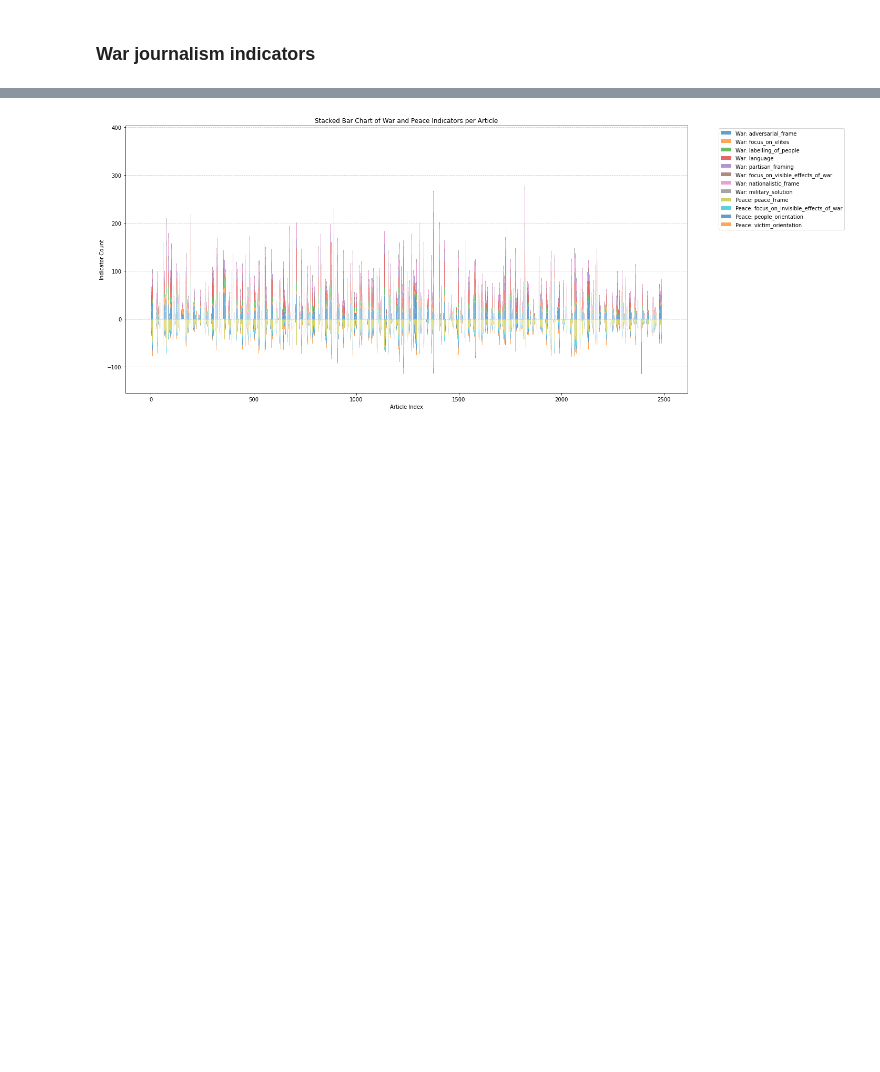
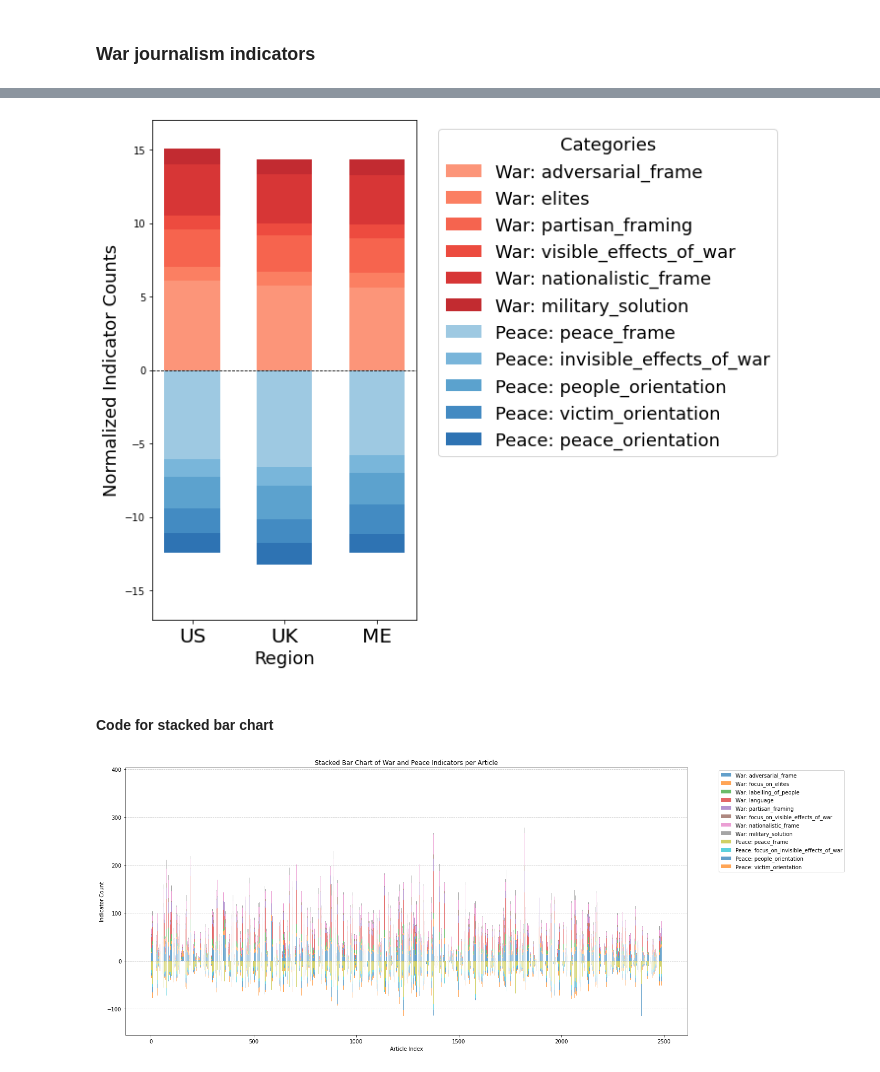
Before and after one commit to avneetreen/humanity-check, a Jupyter notebook: notebooks/Output Analysis.ipynb, the cells around one changed output, grey strips where cells are left out. Drawn from its saved outputs; the diff is of its cells as text; code cells hidden in the pictures; blank space fills up the shorter version.

```diff
--- a/notebooks/Output Analysis.ipynb
+++ b/notebooks/Output Analysis.ipynb
@@ -215 +213,62 @@ Unknown data type in list: <class 'NoneType'>
+# %%
+region_indicator_counts = {}
+for region in ["US", "UK", "ME"]:
+    war_counter = Counter()
+    for count_dict in data_dfs[region]["war_indicators"].values:
+        war_counter.update(count_dict)
+    peace_counter = Counter()
+    for count_dict in data_dfs[region]["peace_indicators"].values:
+        peace_counter.update(count_dict)
+    region_indicator_counts[region] = {"war": dict(war_counter), "peace": dict(peace_counter)}
+# %%
+# Extract peace counts breakdown for each region
+peace_categories = list(region_indicator_counts['US']['peace'].keys())
+peace_breakdown = {region: [region_indicator_counts[region]['peace'].get(category, 0) for category in peace_categories] for region in regions}
+
+# Plot the data
+fig, ax = plt.subplots(figsize=(10, 8))
+# Normalize the values by the length of articles
+war_breakdown_normalized = {region: [value / len(data_dfs[region]) for value in war_breakdown[region]] for region in regions}
+peace_breakdown_normalized = {region: [value / len(data_dfs[region]) for value in peace_breakdown[region]] for region in regions}
+
+# Define new colors for better aesthetics
+war_colors = plt.cm.Reds(np.linspace(0.4, 0.8, len(war_categories)))
+peace_colors = plt.cm.Blues(np.linspace(0.4, 0.8, len(peace_categories)))
+
+# Initialize the bottom for stacking
+war_bottom = np.zeros(len(regions))
+peace_bottom = np.zeros(len(regions))
+
+# Plot each war category as a stacked bar
+for i, (category, color) in enumerate(zip(war_categories, war_colors)):
+    if "focus" in category:
+        category = category.replace("focus_on_", "")
+    values = [war_breakdown_normalized[region][i] for region in regions]
+    ax.bar(x, values, width, label=f'War: {category}', bottom=war_bottom, color=color, alpha=0.9)
+    war_bottom += values
+
+# Plot each peace category as a stacked bar (negative values for better contrast)
+for i, (category, color) in enumerate(zip(peace_categories, peace_colors)):
+    if "focus" in category:
+        category = category.replace("focus_on_", "")
+    values = [-peace_breakdown_normalized[region][i] for region in regions]
+    ax.bar(x, values, width, label=f'Peace: {category}', bottom=peace_bottom, color=color, alpha=0.9)
+    peace_bottom += values
+
+# Add labels, title, and legend
+ax.set_xlabel('Region', fontsize=18)
+ax.set_ylabel('Normalized Indicator Counts', fontsize=18)
+# ax.set_title('Normalized Breakdown of War and Peace Indicator Counts by Region', fontsize=16)
+ax.set_xticks(x)
+ax.set_xticklabels(regions, fontsize=20)
+ax.axhline(0, color='black', linewidth=0.8, linestyle='--')  # Add a horizontal line at y=0
+ax.legend(title="Categories", bbox_to_anchor=(1.05, 1), loc='upper left', fontsize=18, title_fontsize=18)
+ax.set_ylim(-17, 17)
+plt.tight_layout()
+plt.savefig("../data/figures/war_peace_indicator_counts.png", dpi=300)
+plt.show()
+# %% [output]
+[figure, added]
+# %% [markdown]
+#### Code for stacked bar chart
 # %%
```
Also changed, not shown: parts of 30 cells of this notebook.
